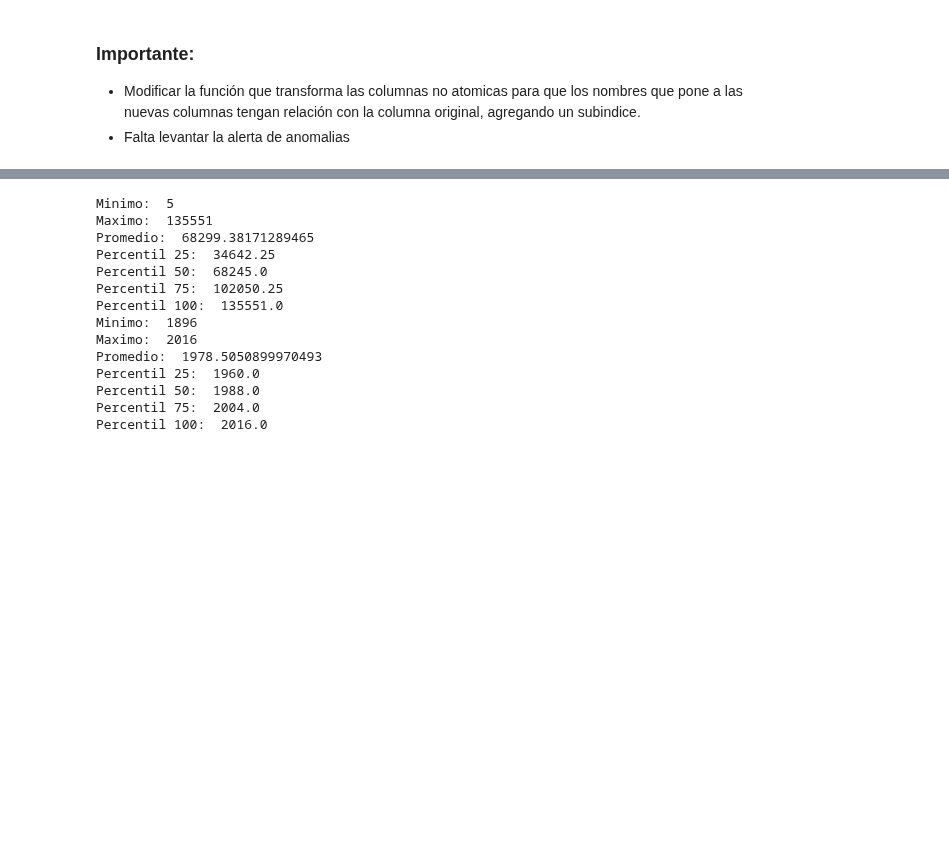
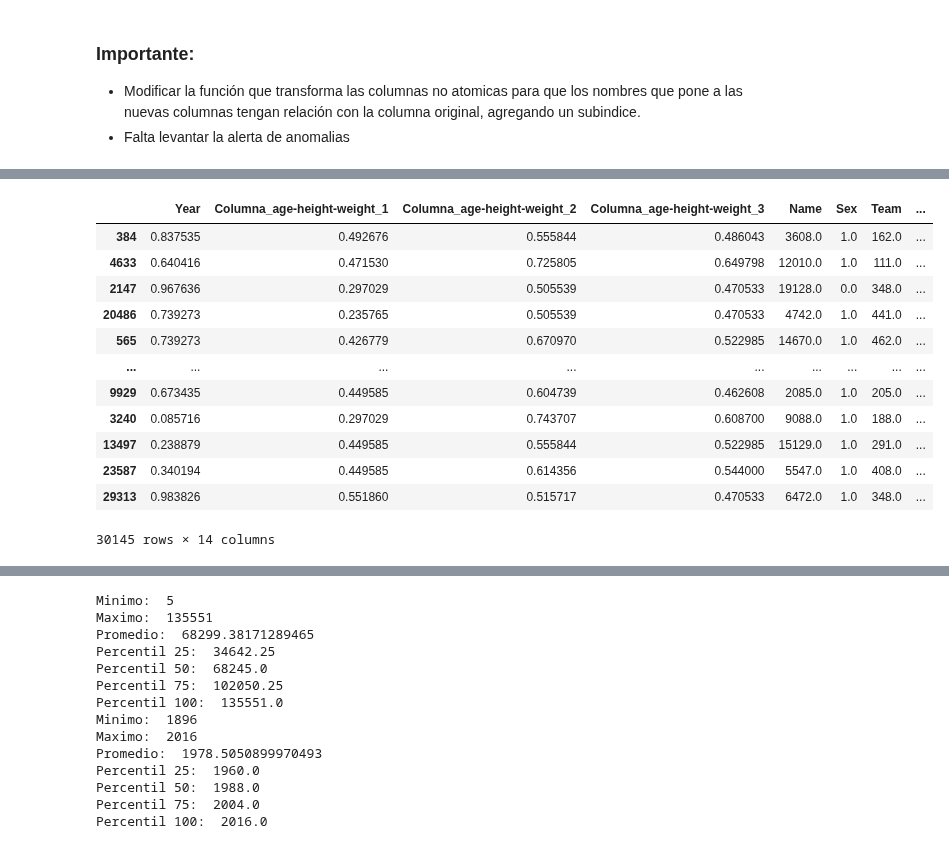
Before and after one commit to BnjmnNicholas/MDS7202-2023-2, a Jupyter notebook: PROY 1/Proyecto.ipynb, the cells around one changed output, grey strips where cells are left out. Drawn from its saved outputs; the diff is of its cells as text; code cells hidden in the pictures; blank space fills up the shorter version.

```diff
--- a/PROY 1/Proyecto.ipynb
+++ b/PROY 1/Proyecto.ipynb
@@ -964,0 +1038,18 @@ profiler = Profiler(dataset)
+# %%
+# drop de columnas ID e index
+scale_data.drop(['ID'], axis=1, inplace=True)
+scale_data
+# %% [output]
+|  | Year | Columna_age-height-weight_1 | Columna_age-height-weight_2 | Columna_age-height-weight_3 | Name | Sex | Team | ... |
+| 384 | 0.837535 | 0.492676 | 0.555844 | 0.486043 | 3608.0 | 1.0 | 162.0 | ... |
+| 4633 | 0.640416 | 0.471530 | 0.725805 | 0.649798 | 12010.0 | 1.0 | 111.0 | ... |
+| 2147 | 0.967636 | 0.297029 | 0.505539 | 0.470533 | 19128.0 | 0.0 | 348.0 | ... |
+| 20486 | 0.739273 | 0.235765 | 0.505539 | 0.470533 | 4742.0 | 1.0 | 441.0 | ... |
+| 565 | 0.739273 | 0.426779 | 0.670970 | 0.522985 | 14670.0 | 1.0 | 462.0 | ... |
+| ... | ... | ... | ... | ... | ... | ... | ... | ... |
+| 9929 | 0.673435 | 0.449585 | 0.604739 | 0.462608 | 2085.0 | 1.0 | 205.0 | ... |
+| 3240 | 0.085716 | 0.297029 | 0.743707 | 0.608700 | 9088.0 | 1.0 | 188.0 | ... |
+| 13497 | 0.238879 | 0.449585 | 0.555844 | 0.522985 | 15129.0 | 1.0 | 291.0 | ... |
+| 23587 | 0.340194 | 0.449585 | 0.614356 | 0.544000 | 5547.0 | 1.0 | 408.0 | ... |
+| 29313 | 0.983826 | 0.551860 | 0.515717 | 0.470533 | 6472.0 | 1.0 | 348.0 | ... |
+30145 rows × 14 columns
```
Also changed, not shown: parts of 23 cells of this notebook.
